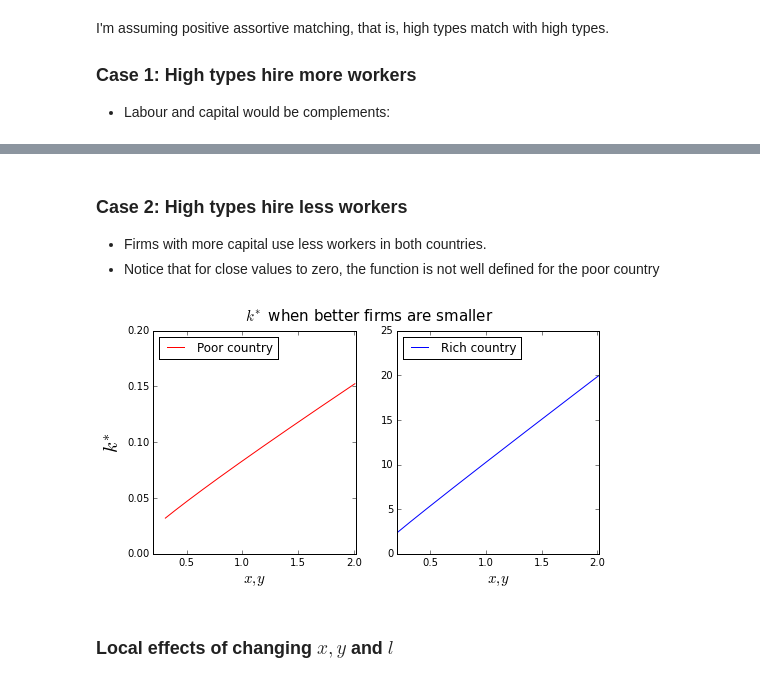
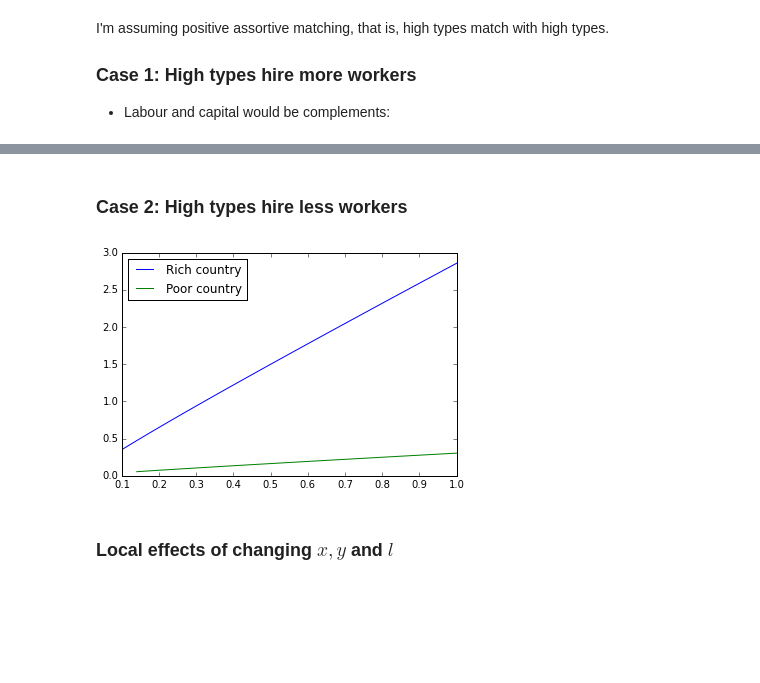
Before and after one commit to davidrpugh/assortative-matching-large-firms, a Jupyter notebook: Capital.ipynb, the cells around one changed output, grey strips where cells are left out. Saved outputs shown, nothing was run; the diff lists cells and outputs as text; code cells hidden in the pictures; blank space fills up the shorter version.

```diff
--- a/Capital.ipynb
+++ b/Capital.ipynb
@@ -264,26 +180,0 @@ plt.show()
-# %% [markdown]
-### Case 2: High types hire less workers
-- Firms with more capital use less workers in both countries.
-- Notice that for close values to zero, the function is not well defined for the poor country
-# %%
-x_range = arange(0.2,2.02,0.01)
-plt.figure(1, figsize=(8, 4))
-plt.suptitle("$k^{*}$ when better firms are smaller", fontsize = 15)
-plt.subplot(121)
-plt.plot(x_range, kfuc2(x_range,x_range,1/(x_range*2),1,0.5105,1,0.89,0.83684), color ='r',label="Poor country")
-plt.xlabel("$x,y$", fontsize = 15)
-plt.legend(loc=2)
-plt.ylabel("$k^{*}$", fontsize = 20)
-plt.xlim(0.2,2.02)
-plt.ylim(0,0.20)
-
-plt.subplot(122)
-plt.plot(x_range, kfuc2(x_range,x_range,1/(x_range*2),1,1,1,0.89,0.13099), label="Rich country")
-plt.legend(loc=2)
-plt.xlabel("$x,y$", fontsize = 15)
-plt.xlim(0.2,2.02)
-plt.ylim(0,25)
-
-plt.show()
-# %% [output]
-[figure, removed]
@@ -290,3 +188,14 @@ plt.show()
+# %% [markdown]
+### Case 2: High types hire less workers
+# %%
+x_range = arange(0.01,1.01,0.01)
+plt.plot(x_range, kfuc2(x_range,x_range,(1/x_range)**0.5,1,0.5105,1,0.89,0.13099), label="Rich country")
+plt.plot(x_range, kfuc2(x_range,x_range,(1/x_range)**0.5,1,1,1,0.89,0.83684), label="Poor country")
+plt.legend(loc=2)
+plt.xlim(0.1,1)
+plt.show()
+# %% [output]
+[figure, added]
 # %% [markdown]
 ### Local effects of changing $x,y$ and $l$
 # %% [markdown]
```
Also changed, not shown: parts of 22 cells of this notebook, 4 other files.
